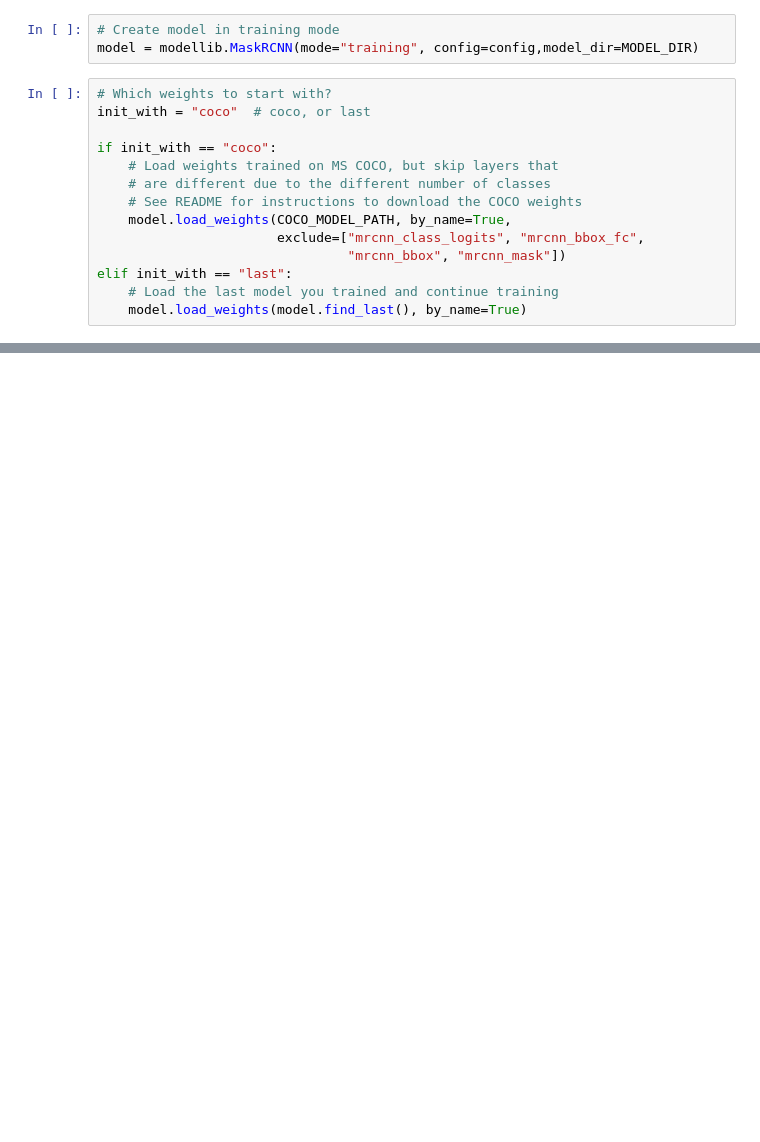
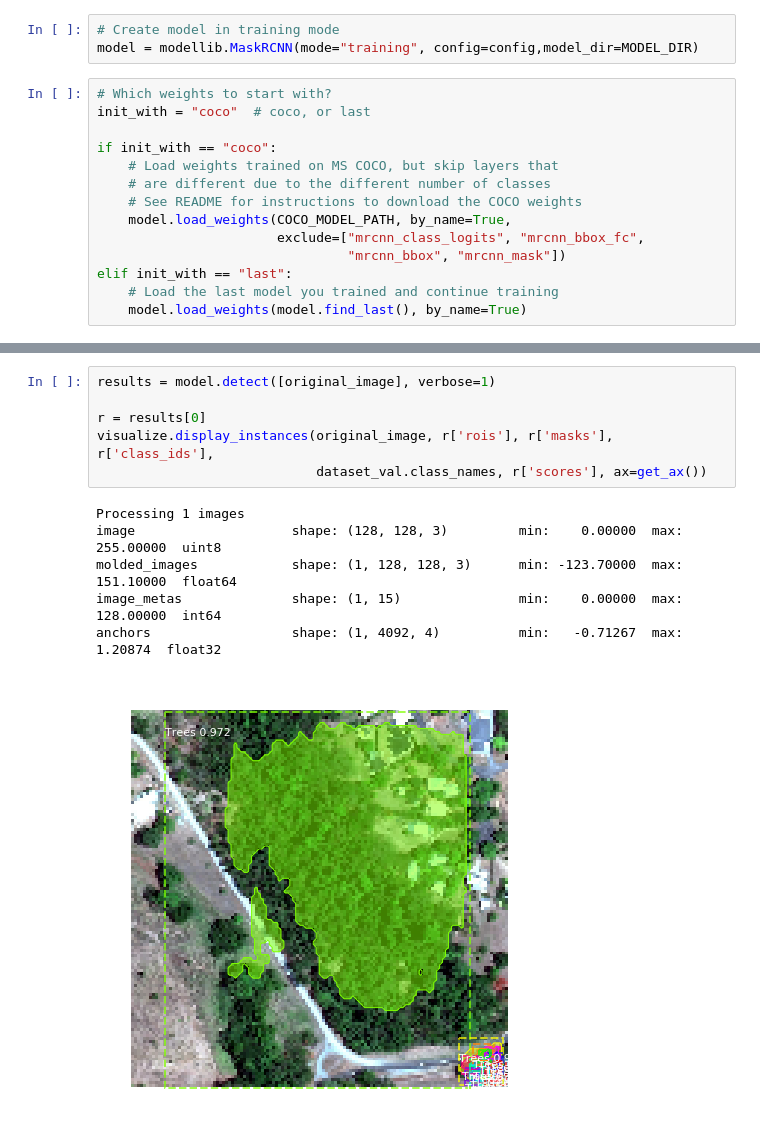
Before and after one commit to cienciaydatos/ai-challenge-trees, a Jupyter notebook: mask_rcnn/train_trees.ipynb, the cells around one changed output, grey strips where cells are left out. Drawn from its saved outputs; the diff is of its cells as text; blank space fills up the shorter version.

```diff
--- a/mask_rcnn/train_trees.ipynb
+++ b/mask_rcnn/train_trees.ipynb
@@ -136,0 +213,13 @@ KeyboardInterrupt:
+# %%
+results = model.detect([original_image], verbose=1)
+
+r = results[0]
+visualize.display_instances(original_image, r['rois'], r['masks'], r['class_ids'],
+                            dataset_val.class_names, r['scores'], ax=get_ax())
+# %% [output]
+Processing 1 images
+image                    shape: (128, 128, 3)         min:    0.00000  max:  255.00000  uint8
+molded_images            shape: (1, 128, 128, 3)      min: -123.70000  max:  151.10000  float64
+image_metas              shape: (1, 15)               min:    0.00000  max:  128.00000  int64
+anchors                  shape: (1, 4092, 4)          min:   -0.71267  max:    1.20874  float32
+[figure, added]
```
Also changed, not shown: parts of 11 cells of this notebook, 7 other files.
